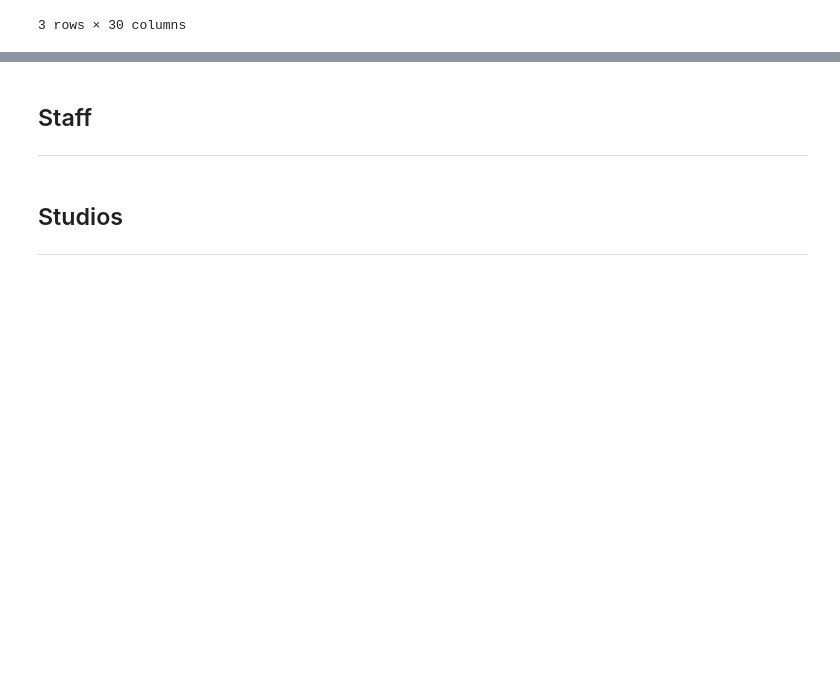
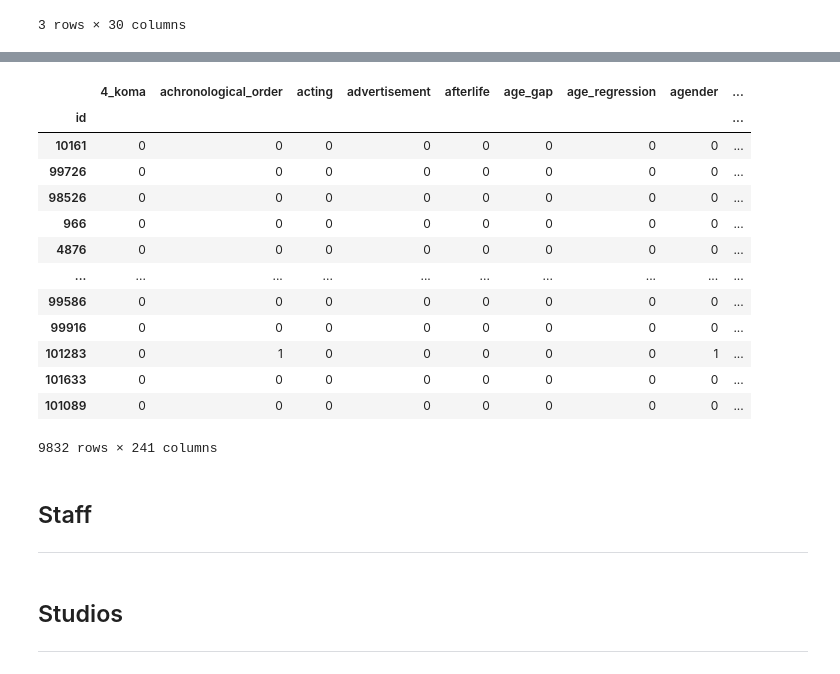
Before and after one commit to sn-ekstrand/content-based-anime-recommender, a Jupyter notebook: data_cleaning.ipynb, the cells around one changed output, grey strips where cells are left out. Saved outputs shown, nothing was run; the diff lists cells and outputs as text; code cells hidden in the pictures; blank space fills up the shorter version.

Commit message:
finished the tags content item matrix

```diff
--- a/data_cleaning.ipynb
+++ b/data_cleaning.ipynb
@@ -474,0 +454,2 @@ pd.DataFrame(list(keep_tags), index=keep_tags_idxs)
+# %%
+tags_df2 = pd.DataFrame(filter_tags(tags_df))
@@ -474,0 +465,6 @@ pd.DataFrame(list(keep_tags), index=keep_tags_idxs)
+# %%
+nones_removed = []
+for idx, row in tags_df2.iterrows():
+    row = [tag for tag in row[0] if tag]
+    nones_removed.append(row)
+tags_df2['tags'] = nones_removed
@@ -475,3 +515,25 @@ pd.DataFrame(list(keep_tags), index=keep_tags_idxs)
+# %%
+vectorizer = CountVectorizer()
+tag_item_matrix = pd.DataFrame(vectorizer.fit_transform([' '.join(row) for row in tags_df2['tags']]).todense(),
+                                  columns=vectorizer.get_feature_names(),
+                                  index=media_df.index)
+# %%
+tag_item_matrix
+# %% [output]
+|  | 4_koma | achronological_order | acting | advertisement | afterlife | age_gap | age_regression | agender | ... |
+| id |  |  |  |  |  |  |  |  | ... |
+| 10161 | 0 | 0 | 0 | 0 | 0 | 0 | 0 | 0 | ... |
+| 99726 | 0 | 0 | 0 | 0 | 0 | 0 | 0 | 0 | ... |
+| 98526 | 0 | 0 | 0 | 0 | 0 | 0 | 0 | 0 | ... |
+| 966 | 0 | 0 | 0 | 0 | 0 | 0 | 0 | 0 | ... |
+| 4876 | 0 | 0 | 0 | 0 | 0 | 0 | 0 | 0 | ... |
+| ... | ... | ... | ... | ... | ... | ... | ... | ... | ... |
+| 99586 | 0 | 0 | 0 | 0 | 0 | 0 | 0 | 0 | ... |
+| 99916 | 0 | 0 | 0 | 0 | 0 | 0 | 0 | 0 | ... |
+| 101283 | 0 | 1 | 0 | 0 | 0 | 0 | 0 | 1 | ... |
+| 101633 | 0 | 0 | 0 | 0 | 0 | 0 | 0 | 0 | ... |
+| 101089 | 0 | 0 | 0 | 0 | 0 | 0 | 0 | 0 | ... |
+9832 rows × 241 columns
 # %% [markdown]
 
 
```
Also changed, not shown: parts of 13 cells of this notebook.
